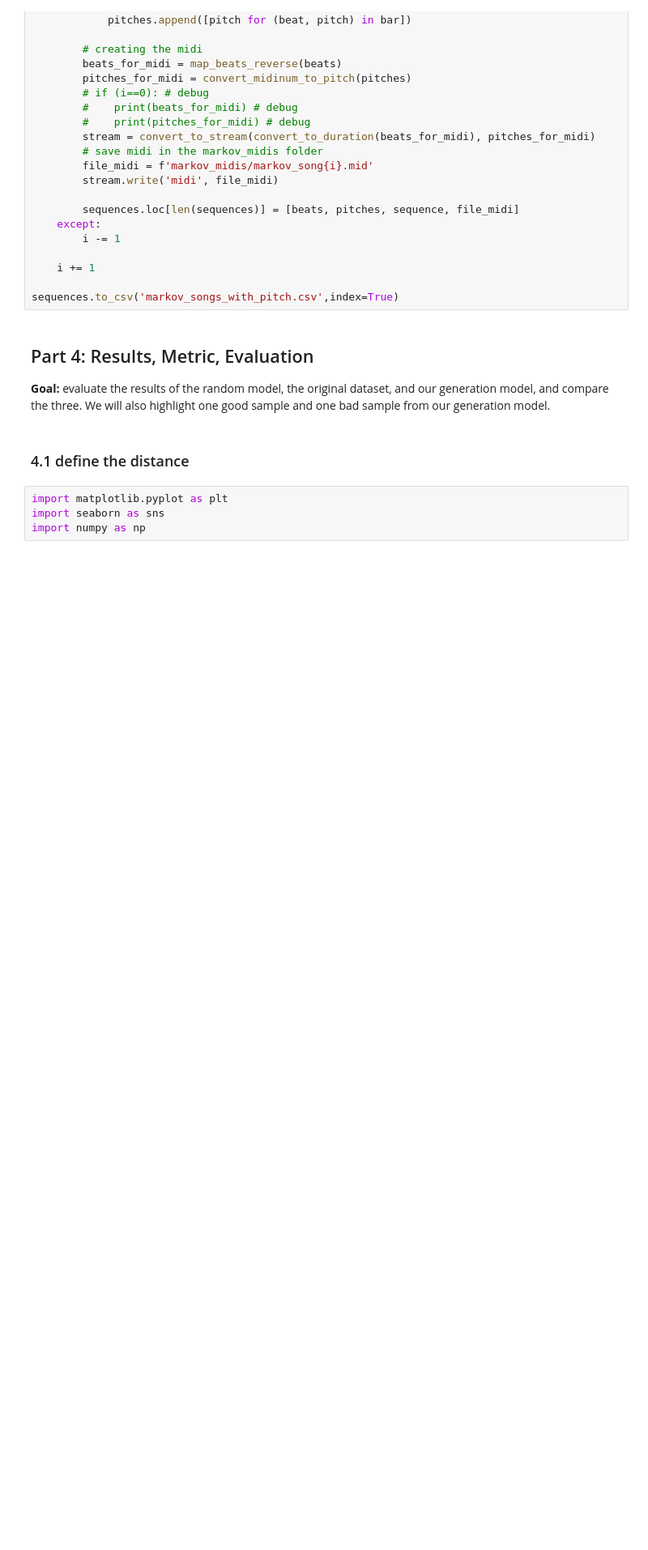
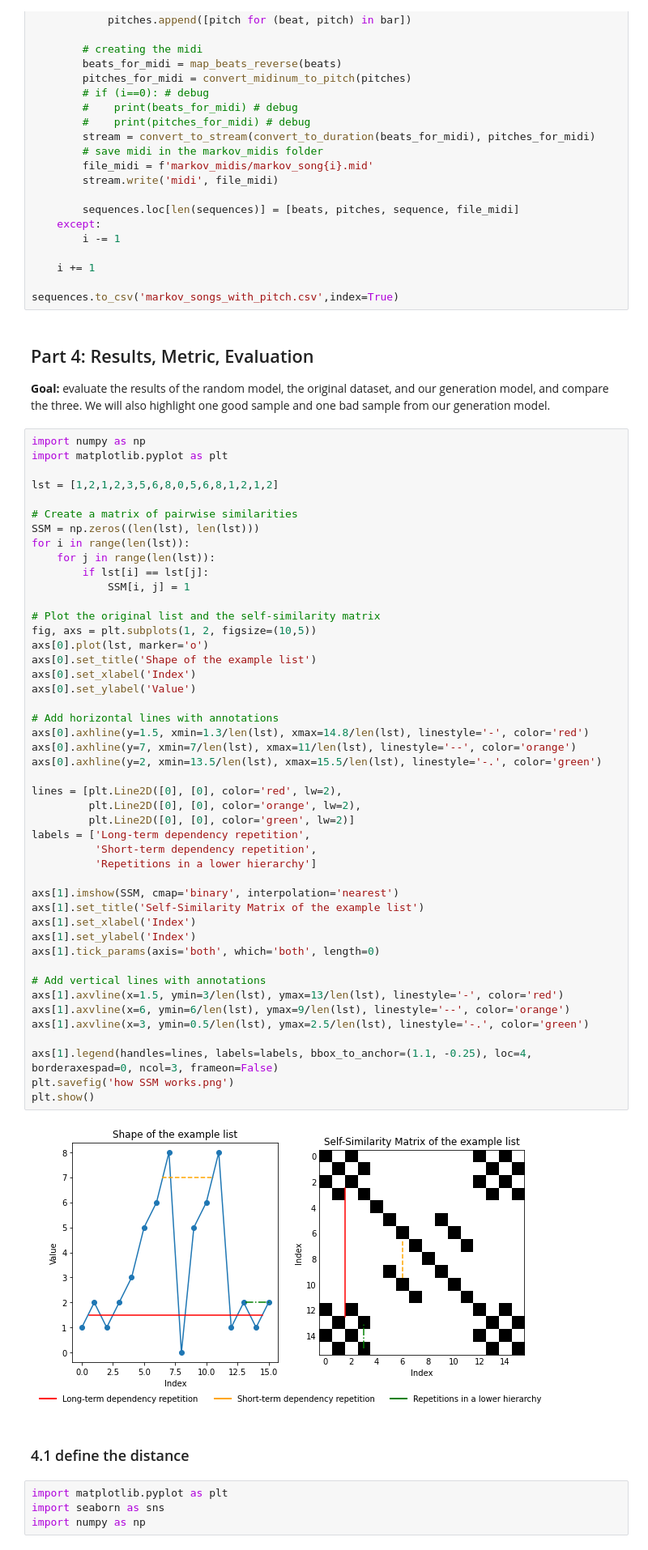
Before and after one commit to zwierski/dh-401-piece-generation-group-2, a Jupyter notebook: assignment3.ipynb, the cells around one changed output. Shown at 81% size. Drawn from its saved outputs; the diff is of its cells as text; blank space fills up the shorter version.

```diff
--- a/assignment3.ipynb
+++ b/assignment3.ipynb
@@ -586,6 +586,54 @@ sequences.to_csv('markov_songs_with_pitch.csv',index=True)
 ## Part 4: Results, Metric, Evaluation
 
 **Goal:** evaluate the results of the random model, the original dataset, and our generation model, and compare the three. We will also highlight one good sample and one bad sample from our generation model.
+# %%
+import numpy as np
+import matplotlib.pyplot as plt
+
+lst = [1,2,1,2,3,5,6,8,0,5,6,8,1,2,1,2]
+
+# Create a matrix of pairwise similarities
+SSM = np.zeros((len(lst), len(lst)))
+for i in range(len(lst)):
+    for j in range(len(lst)):
+        if lst[i] == lst[j]:
+            SSM[i, j] = 1
+
+# Plot the original list and the self-similarity matrix
+fig, axs = plt.subplots(1, 2, figsize=(10,5))
+axs[0].plot(lst, marker='o')
+axs[0].set_title('Shape of the example list')
+axs[0].set_xlabel('Index')
+axs[0].set_ylabel('Value')
+
+# Add horizontal lines with annotations
+axs[0].axhline(y=1.5, xmin=1.3/len(lst), xmax=14.8/len(lst), linestyle='-', color='red')
+axs[0].axhline(y=7, xmin=7/len(lst), xmax=11/len(lst), linestyle='--', color='orange')
+axs[0].axhline(y=2, xmin=13.5/len(lst), xmax=15.5/len(lst), linestyle='-.', color='green')
+
+lines = [plt.Line2D([0], [0], color='red', lw=2),
+         plt.Line2D([0], [0], color='orange', lw=2),
+         plt.Line2D([0], [0], color='green', lw=2)]
+labels = ['Long-term dependency repetition',
+          'Short-term dependency repetition',
+          'Repetitions in a lower hierarchy']
+
+axs[1].imshow(SSM, cmap='binary', interpolation='nearest')
+axs[1].set_title('Self-Similarity Matrix of the example list')
+axs[1].set_xlabel('Index')
+axs[1].set_ylabel('Index')
+axs[1].tick_params(axis='both', which='both', length=0)
+
+# Add vertical lines with annotations
+axs[1].axvline(x=1.5, ymin=3/len(lst), ymax=13/len(lst), linestyle='-', color='red')
+axs[1].axvline(x=6, ymin=6/len(lst), ymax=9/len(lst), linestyle='--', color='orange')
+axs[1].axvline(x=3, ymin=0.5/len(lst), ymax=2.5/len(lst), linestyle='-.', color='green')
+
+axs[1].legend(handles=lines, labels=labels, bbox_to_anchor=(1.1, -0.25), loc=4, borderaxespad=0, ncol=3, frameon=False)
+plt.savefig('how SSM works.png')
+plt.show()
+# %% [output]
+[figure, added]
 # %% [markdown]
 ### 4.1 define the distance
 # %%
```
Also changed, not shown: 2 other files.
